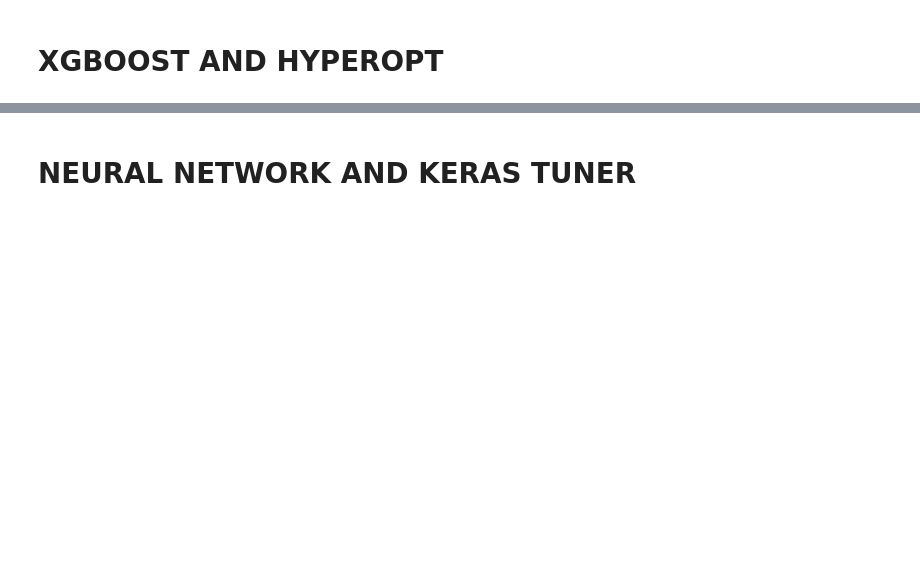
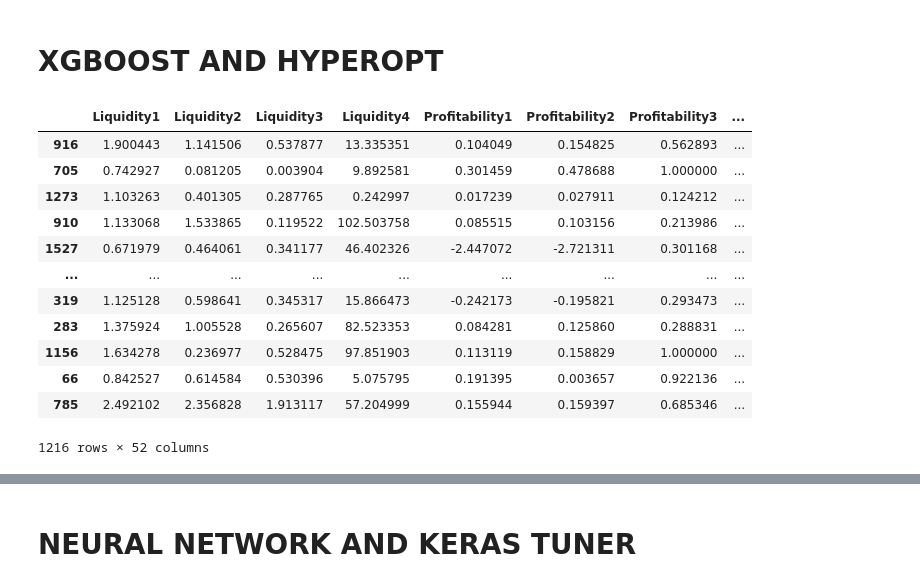
Before and after one commit to akrokosz/gs_quatns, a Jupyter notebook: data_processing.ipynb, the cells around one changed output, grey strips where cells are left out. Cells and saved outputs as stored; diff of their text form; code cells hidden in the pictures; blank space fills up the shorter version.

```diff
--- a/data_processing.ipynb
+++ b/data_processing.ipynb
@@ -151,3 +255,19 @@ print(classification_report(y_val, cb_predictions))
 from sklearn.model_selection import train_test_split
 
 X_train, X_valid, y_train, y_valid = train_test_split(X, y, test_size=0.25, stratify=y, random_state=0)
+# %%
+X_train
+# %% [output]
+|  | Liquidity1 | Liquidity2 | Liquidity3 | Liquidity4 | Profitability1 | Profitability2 | Profitability3 | ... |
+| 916 | 1.900443 | 1.141506 | 0.537877 | 13.335351 | 0.104049 | 0.154825 | 0.562893 | ... |
+| 705 | 0.742927 | 0.081205 | 0.003904 | 9.892581 | 0.301459 | 0.478688 | 1.000000 | ... |
+| 1273 | 1.103263 | 0.401305 | 0.287765 | 0.242997 | 0.017239 | 0.027911 | 0.124212 | ... |
+| 910 | 1.133068 | 1.533865 | 0.119522 | 102.503758 | 0.085515 | 0.103156 | 0.213986 | ... |
+| 1527 | 0.671979 | 0.464061 | 0.341177 | 46.402326 | -2.447072 | -2.721311 | 0.301168 | ... |
+| ... | ... | ... | ... | ... | ... | ... | ... | ... |
+| 319 | 1.125128 | 0.598641 | 0.345317 | 15.866473 | -0.242173 | -0.195821 | 0.293473 | ... |
+| 283 | 1.375924 | 1.005528 | 0.265607 | 82.523353 | 0.084281 | 0.125860 | 0.288831 | ... |
+| 1156 | 1.634278 | 0.236977 | 0.528475 | 97.851903 | 0.113119 | 0.158829 | 1.000000 | ... |
+| 66 | 0.842527 | 0.614584 | 0.530396 | 5.075795 | 0.191395 | 0.003657 | 0.922136 | ... |
+| 785 | 2.492102 | 2.356828 | 1.913117 | 57.204999 | 0.155944 | 0.159397 | 0.685346 | ... |
+1216 rows × 52 columns
```
Also changed, not shown: parts of 21 cells of this notebook, 3 other files.
